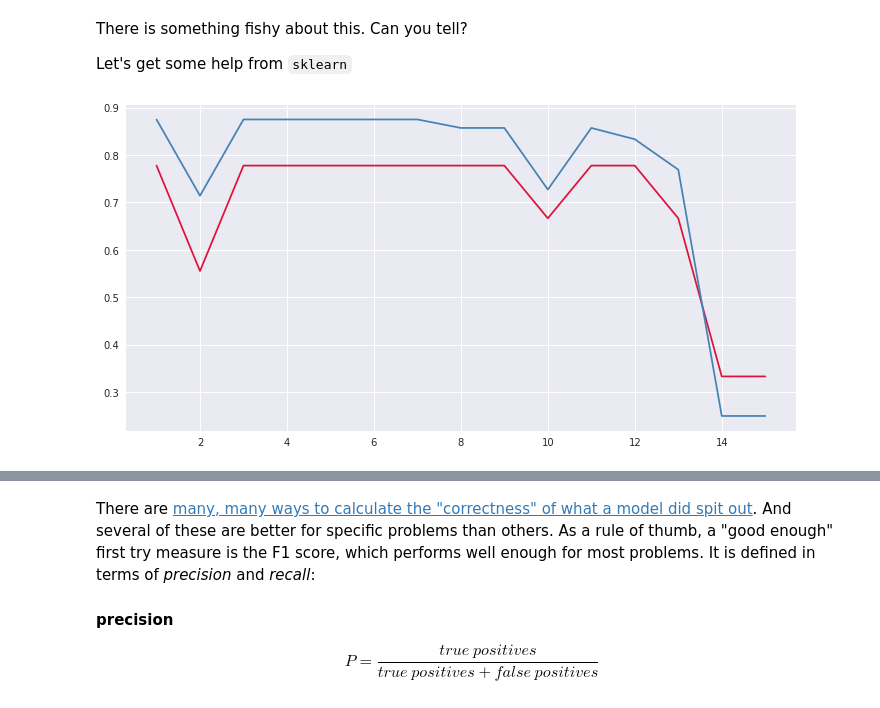
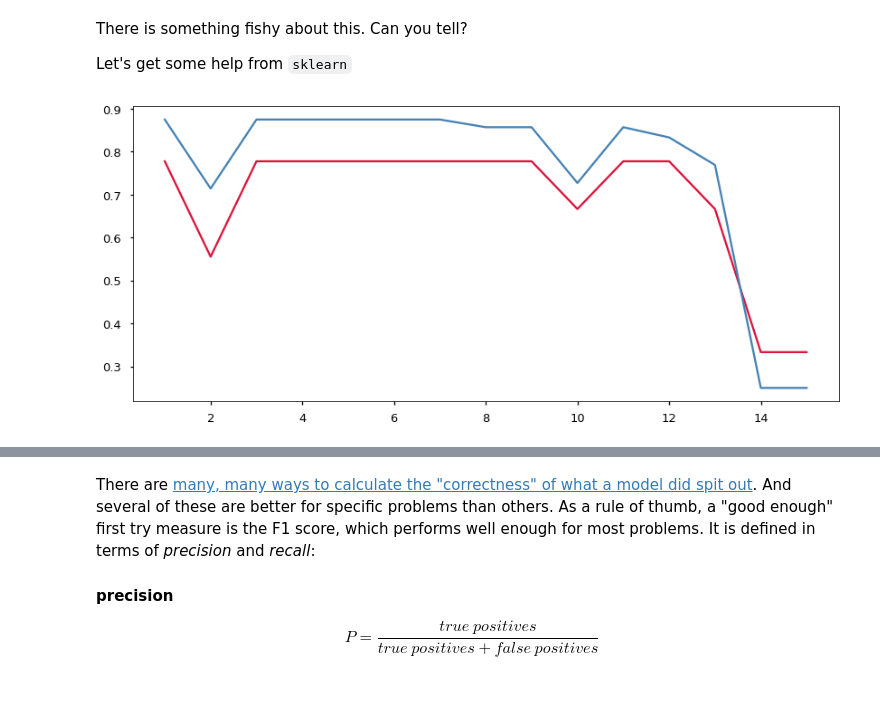
Before and after one commit to grochmal/daml, a Jupyter notebook: sklearn/sklearn-intro.ipynb, the cells around one changed output, grey strips where cells are left out. Drawn from its saved outputs; the diff is of its cells as text; code cells hidden in the pictures.

```diff
--- a/sklearn/sklearn-intro.ipynb
+++ b/sklearn/sklearn-intro.ipynb
@@ -16,11 +16,10 @@ Every ML technique in `sklean` uses the following steps to produce a single mode
 5.  For models that transform the data you use `.transform()`, some models have
     a `.fit_transform()` which will fit and transform the same data
 # %%
-%matplotlib inline
 import numpy as np
 import matplotlib.pyplot as plt
-import seaborn as sns
-sns.set()
+%matplotlib inline
+plt.style.use('seaborn-talk')
 from sklearn.datasets import make_blobs
 from sklearn.model_selection import train_test_split
 from sklearn.metrics import accuracy_score, f1_score
@@ -73,14 +73,14 @@ class MyKNN(object):
     def __init__(self, k=1):
         self.k_ = k
 
-    def fit(self, data, y):
-        self.data = data
+    def fit(self, X, y):
+        self.X = X
         self.y = y
 
-    def predict(self, new_data):
-        sq_dist_dim = (new_data[:, np.newaxis, :] - self.data[np.newaxis, :, :])**2
+    def predict(self, new_X):
+        sq_dist_dim = (new_X[:, np.newaxis, :] - self.X[np.newaxis, :, :])**2
         sq_dist = sq_dist_dim.sum(axis=-1)
         self.nearest_ = np.argpartition(sq_dist, self.k_, axis=1)
         new_y = self.y[self.nearest_[:, :self.k_]]
         new_y = np.apply_along_axis(lambda x: np.bincount(x, minlength=2), axis=1, arr=new_y)
-        return new_y.argmax(axis=1)  # not really correct for even k, hides ties
+        return new_y.argmax(axis=1)
@@ -120,8 +136,8 @@ them to check whether we get the right label.  This should be easy.
 How **not** to do it:
 # %%
 knn = MyKNN(k=1)
-knn.fit(data, y)
-new_y = knn.predict(data)
+knn.fit(X, y)
+new_y = knn.predict(X)
 error = (y - new_y)**2
 error.mean()
 # %% [output]
@@ -130,8 +146,8 @@ error.mean()
 A perfect model!  Which means $k = 5$ must be wrong, right?
 # %%
 knn = MyKNN(k=5)
-knn.fit(data, y)
-new_y = knn.predict(data)
+knn.fit(X, y)
+new_y = knn.predict(X)
 error = (y - new_y)**2
 error.mean()
 # %% [output]
@@ -141,19 +157,19 @@ There is something fishy about this.  Can you tell?
 
 Let's get some help from `sklearn`
 # %%
-data1, data2, y1, y2 = train_test_split(data, y, random_state=random_state, train_size=0.7, test_size=0.3)
+train_X, test_X, train_y, test_y = train_test_split(X, y, random_state=random_state, test_size=0.3)
 accuracy = []
 f1_scores = []
 k_vals = list(range(1, 16))
 for k in k_vals:
     knn = MyKNN(k=k)
-    knn.fit(data1, y1)
-    new_y = knn.predict(data2)
-    accuracy.append(accuracy_score(y2, new_y))
-    f1_scores.append(f1_score(y2, new_y))
+    knn.fit(train_X, train_y)
+    new_y = knn.predict(test_X)
+    accuracy.append(accuracy_score(test_y, new_y))
+    f1_scores.append(f1_score(test_y, new_y))
 
-fig, ax = plt.subplots(figsize=(12, 6))
+fig, ax = plt.subplots(figsize=(14, 6))
 ax.plot(k_vals, accuracy, color='crimson')
 ax.plot(k_vals, f1_scores, color='steelblue');
 # %% [output]
-[figure, old version]
+[figure, new version]
```
Also changed, not shown: parts of 10 cells of this notebook, 10 other files.
